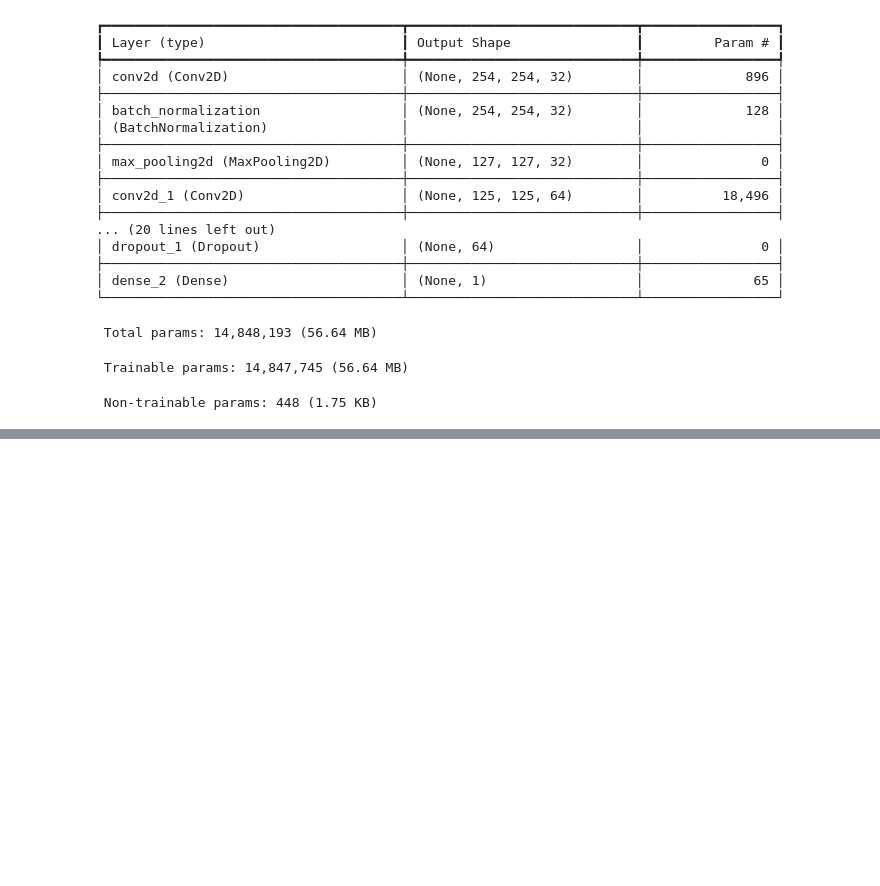
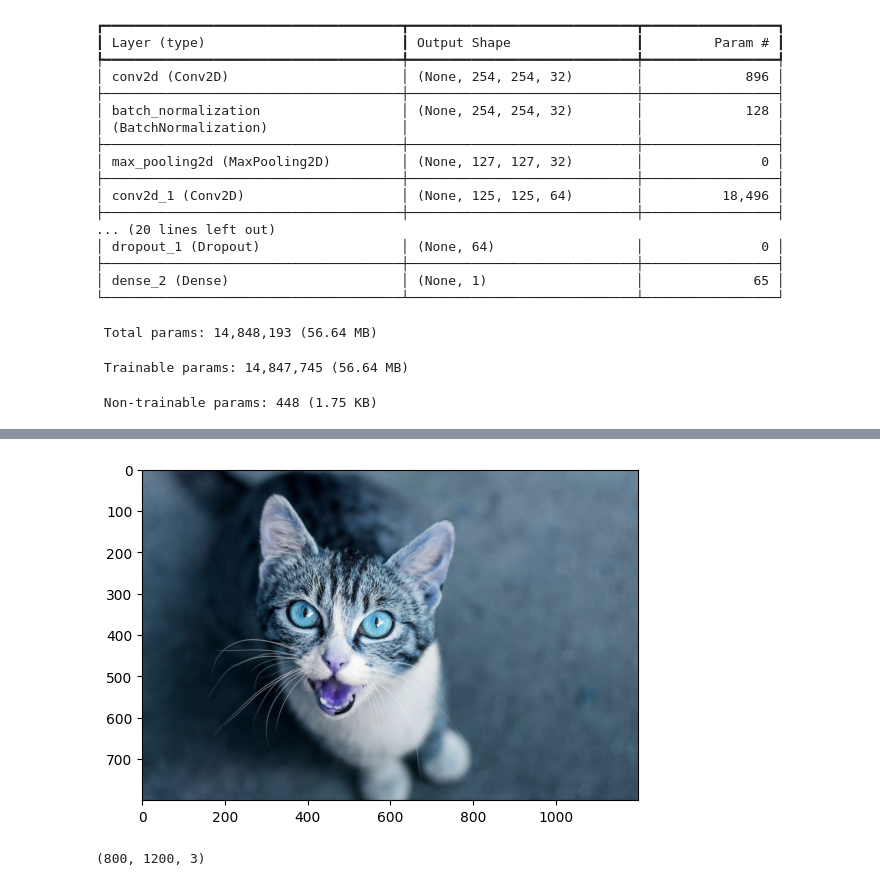
Before and after one commit to Anam2291/Deep_Learning_Projects, a Jupyter notebook: Cat_Vs_Dog_Image_Classification.ipynb, the cells around one changed output, grey strips where cells are left out. Drawn from its saved outputs; the diff is of its cells as text; code cells hidden in the pictures; blank space fills up the shorter version.

```diff
--- a/Cat_Vs_Dog_Image_Classification.ipynb
+++ b/Cat_Vs_Dog_Image_Classification.ipynb
@@ -145,0 +166,10 @@ plt.show()
+# %%
+test_img = cv2.imread('/content/sample_image.jpg')
+plt.imshow(test_img)
+plt.show()
+# %% [output]
+[figure, added]
+# %%
+test_img.shape
+# %% [output]
+(800, 1200, 3)
```
Also changed, not shown: parts of 16 cells of this notebook.
